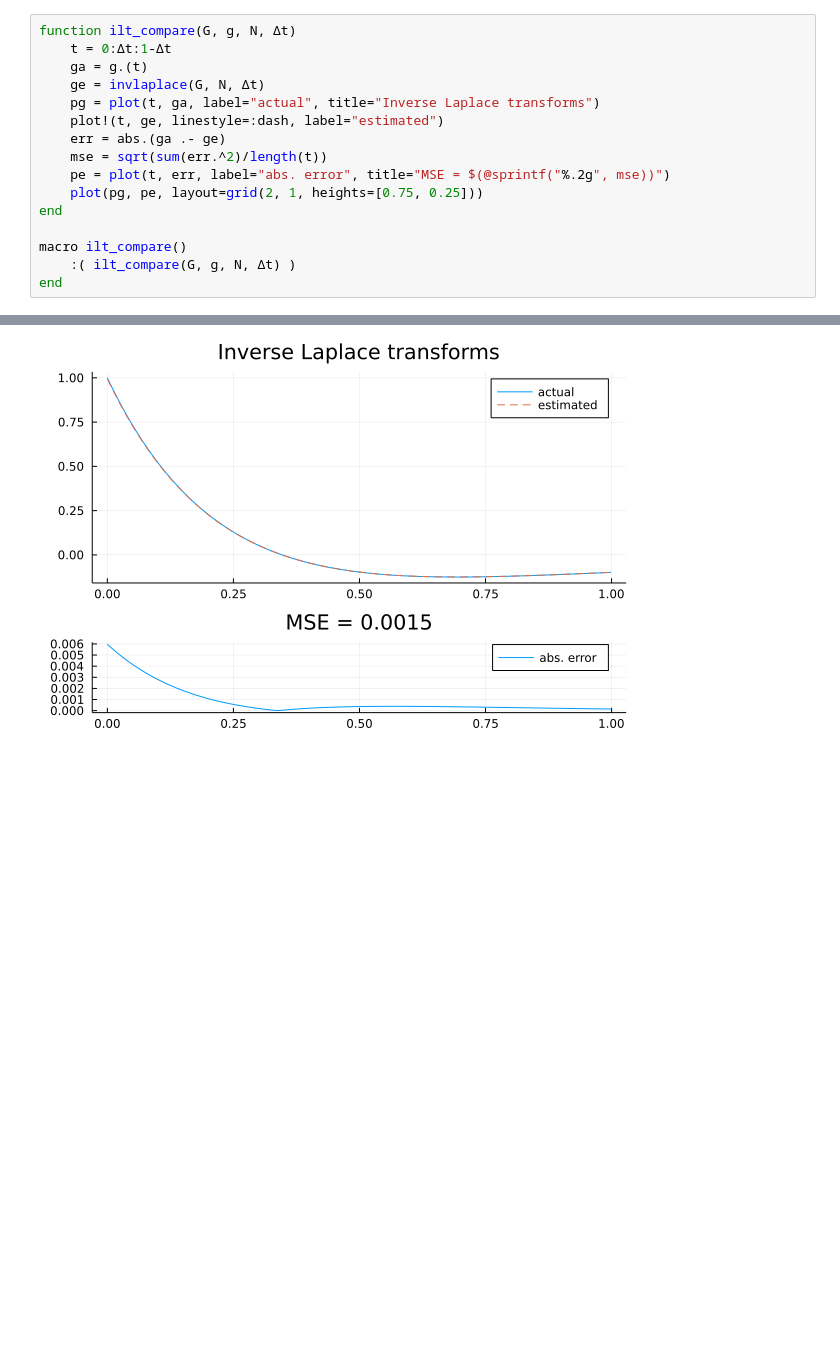
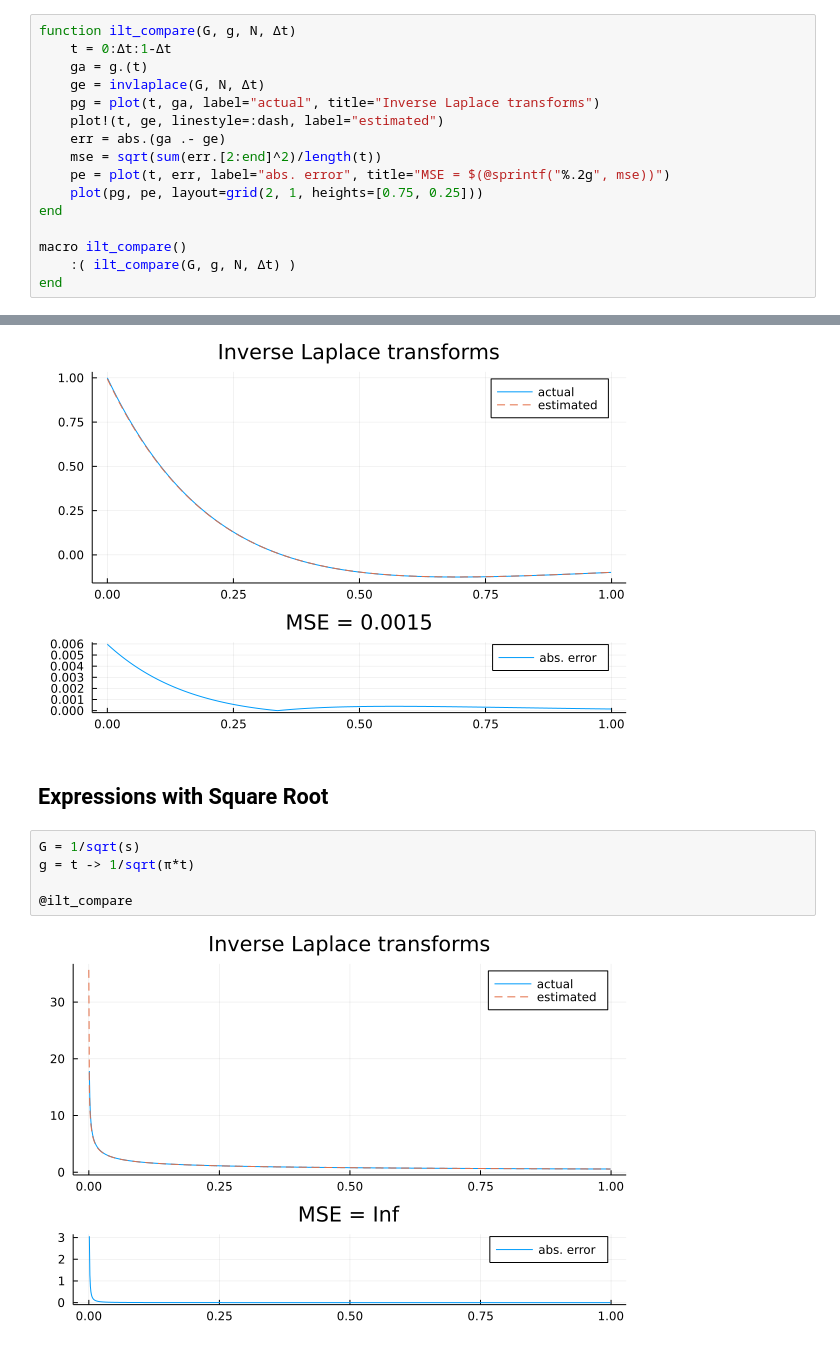
Before and after one commit to rapaja/Rome.jl, a Jupyter notebook: demos/specific/Romeo INVLAPLACE Demo.ipynb, the cells around one changed output, grey strips where cells are left out. Saved outputs shown, nothing was run; the diff lists cells and outputs as text; blank space fills up the shorter version.

```diff
--- a/demos/specific/Romeo INVLAPLACE Demo.ipynb
+++ b/demos/specific/Romeo INVLAPLACE Demo.ipynb
@@ -33,7 +33,7 @@ function ilt_compare(G, g, N, Δt)
     pg = plot(t, ga, label="actual", title="Inverse Laplace transforms")
     plot!(t, ge, linestyle=:dash, label="estimated")
     err = abs.(ga .- ge)
-    mse = sqrt(sum(err.^2)/length(t))
+    mse = sqrt(sum(err.[2:end]^2)/length(t))
     pe = plot(t, err, label="abs. error", title="MSE = $(@sprintf("%.2g", mse))")
     plot(pg, pe, layout=grid(2, 1, heights=[0.75, 0.25]))
 end
@@ -101,3 +101,12 @@ g = t -> 1/(2-4) * (2*exp(-2*t)- 4*exp(-4*t))
 @ilt_compare
 # %% [output]
 [figure]
+# %% [markdown]
+## Expressions with Square Root
+# %%
+G = 1/sqrt(s)
+g = t -> 1/sqrt(π*t)
+
+@ilt_compare
+# %% [output]
+[figure, added]
```
Also changed, not shown: parts of 3 cells of this notebook.
